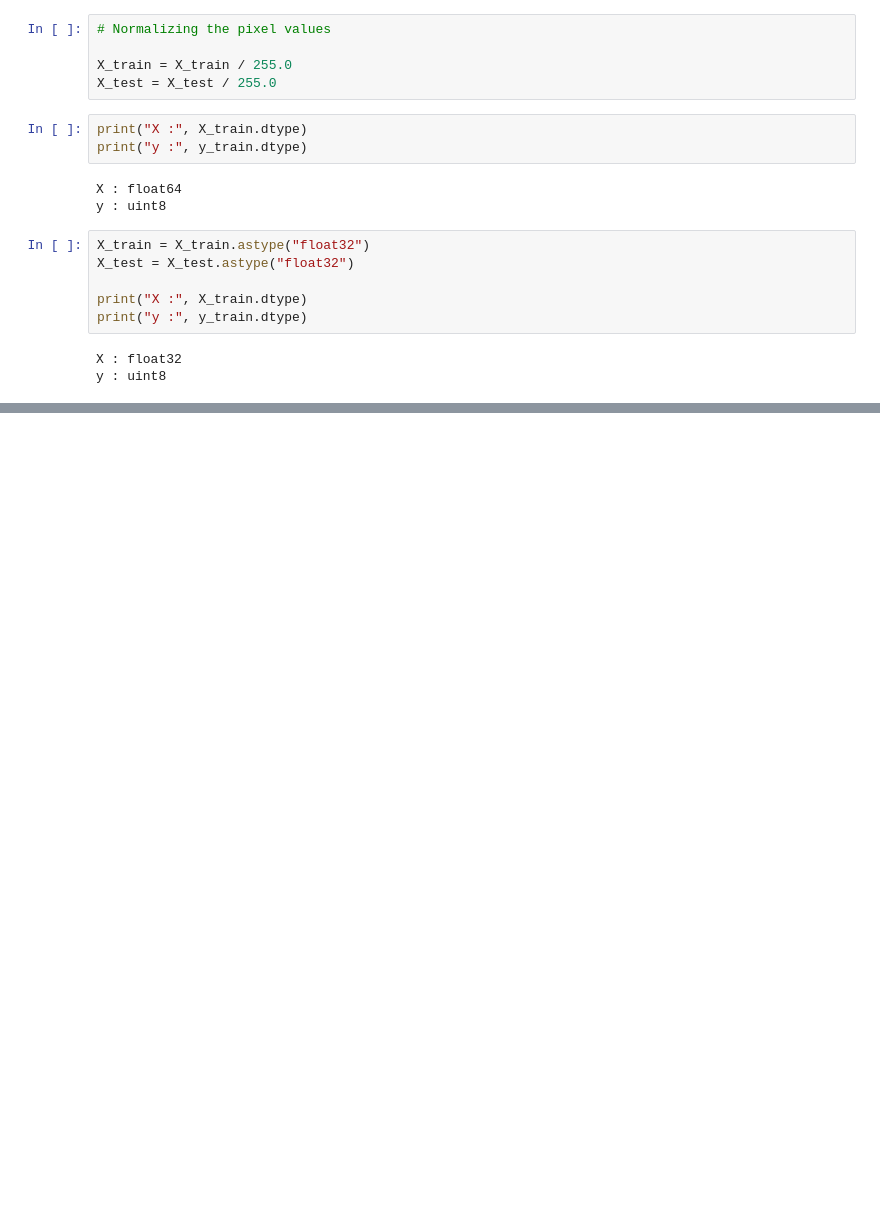
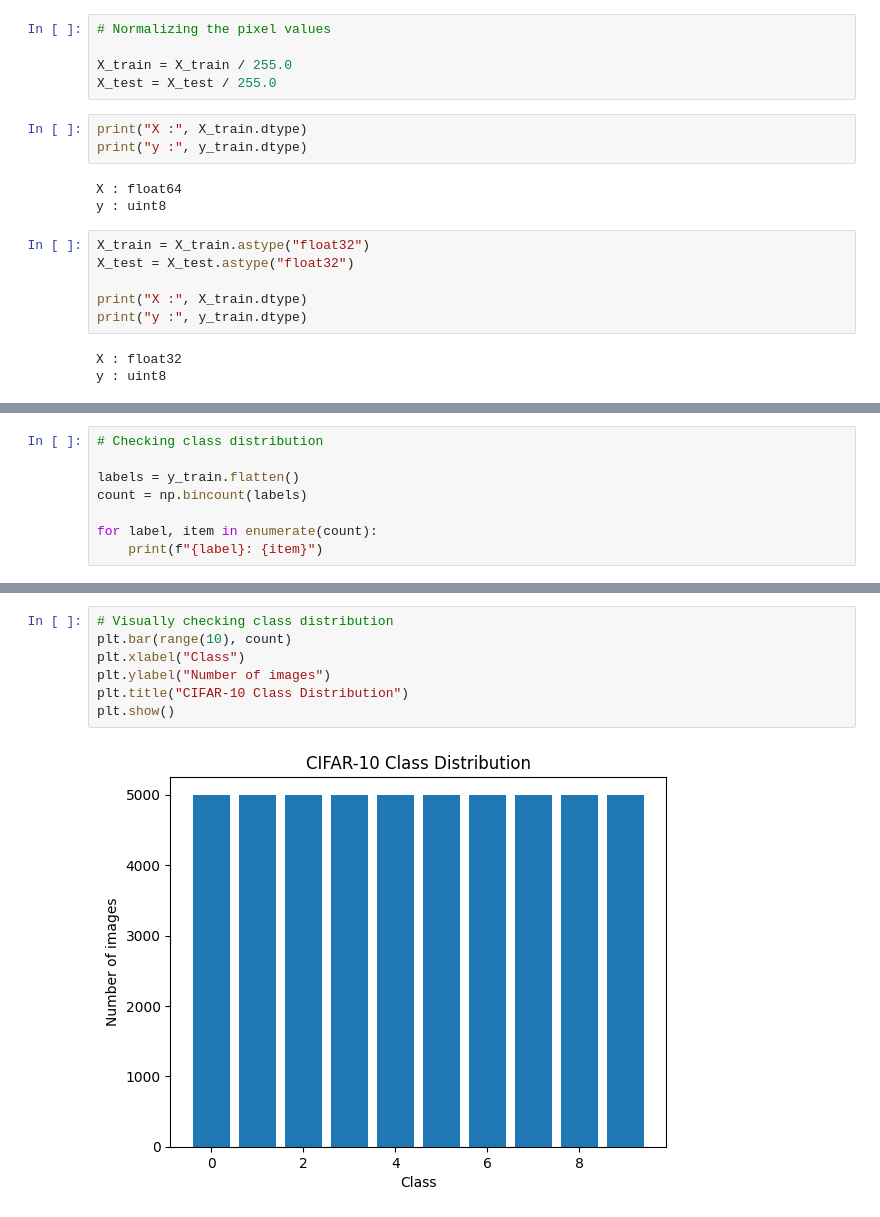
Before and after one commit to shivyadev/CIFAR10-Classification-Project, a Jupyter notebook: cifar_classification_project.ipynb, the cells around one changed output, grey strips where cells are left out. Saved outputs shown, nothing was run; the diff lists cells and outputs as text; blank space fills up the shorter version.

Commit message:
Completed data preprocessing on the cifar dataset

```diff
--- a/cifar_classification_project.ipynb
+++ b/cifar_classification_project.ipynb
@@ -69,3 +102,11 @@ for i in range(10):
 plt.show()
 # %% [output]
 [figure]
+# %%
+# Checking class distribution
+
+labels = y_train.flatten()
+count = np.bincount(labels)
+
+for label, item in enumerate(count):
+    print(f"{label}: {item}")
@@ -71,0 +124,9 @@ plt.show()
+# %%
+# Visually checking class distribution
+plt.bar(range(10), count)
+plt.xlabel("Class")
+plt.ylabel("Number of images")
+plt.title("CIFAR-10 Class Distribution")
+plt.show()
+# %% [output]
+[figure, added]
```
Also changed, not shown: parts of 4 cells of this notebook.
